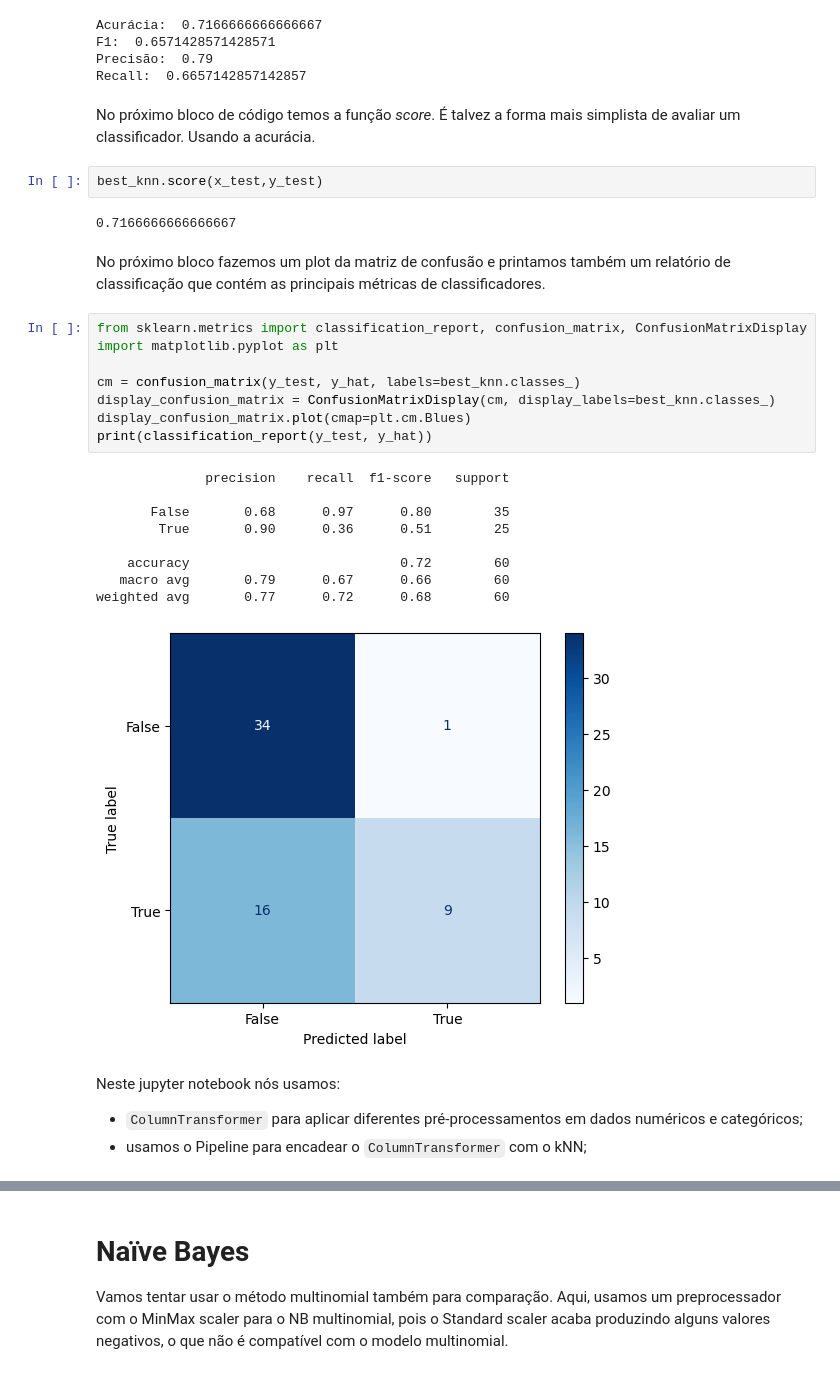
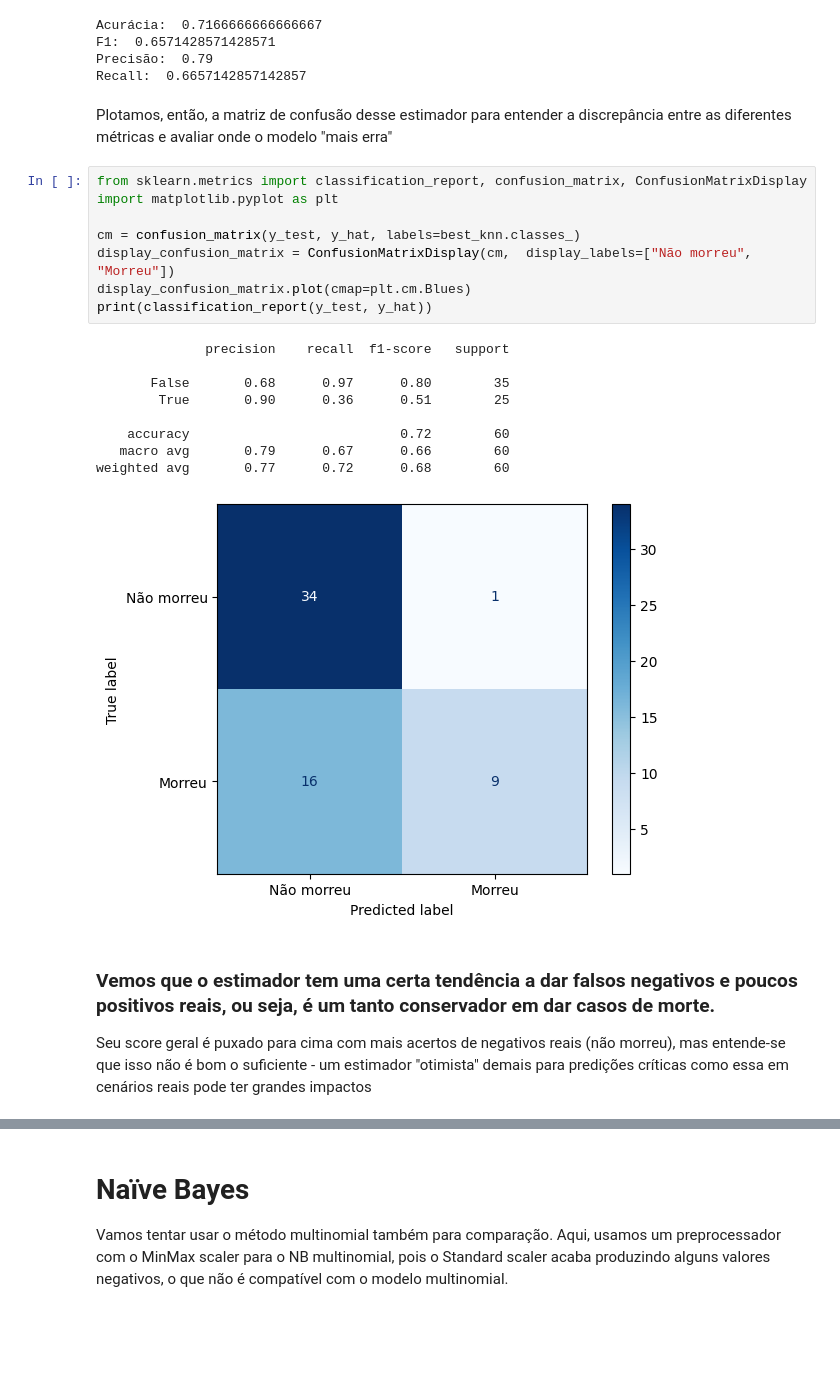
Before and after one commit to gustavord/t1-ml, a Jupyter notebook: T1.ipynb, the cells around one changed output, grey strips where cells are left out. Cells and saved outputs as stored; diff of their text form; blank space fills up the shorter version.

```diff
--- a/T1.ipynb
+++ b/T1.ipynb
@@ -266,39 +267,29 @@ Acurácia:  0.7166666666666667
 F1:  0.6571428571428571
 Precisão:  0.79
 Recall:  0.6657142857142857
-# %% [markdown]
-No próximo bloco de código temos a função *score*. É talvez a forma mais simplista
-de avaliar um classificador. Usando a acurácia.
-# %%
-best_knn.score(x_test,y_test)
-# %% [output]
-0.7166666666666667
 # %% [markdown]
-No próximo bloco fazemos um plot da matriz de confusão e printamos também
-um relatório de classificação que contém as principais métricas de classificadores.
+Plotamos, então, a matriz de confusão desse estimador para entender a discrepância entre as diferentes métricas e avaliar onde o modelo "mais erra"
 # %%
 from sklearn.metrics import classification_report, confusion_matrix, ConfusionMatrixDisplay
 import matplotlib.pyplot as plt
 
 cm = confusion_matrix(y_test, y_hat, labels=best_knn.classes_)
-display_confusion_matrix = ConfusionMatrixDisplay(cm, display_labels=best_knn.classes_)
+display_confusion_matrix = ConfusionMatrixDisplay(cm,  display_labels=["Não morreu", "Morreu"])
 display_confusion_matrix.plot(cmap=plt.cm.Blues)
 print(classification_report(y_test, y_hat))
 # %% [output]
               precision    recall  f1-score   support
 
        False       0.68      0.97      0.80        35
         True       0.90      0.36      0.51        25
 
     accuracy                           0.72        60
    macro avg       0.79      0.67      0.66        60
 weighted avg       0.77      0.72      0.68        60
-[figure, old version]
+[figure, new version]
 # %% [markdown]
-Neste jupyter notebook nós usamos:
-
-* `ColumnTransformer` para aplicar diferentes pré-processamentos em dados numéricos e categóricos;
-* usamos o Pipeline para encadear o `ColumnTransformer` com o kNN;
+### Vemos que o estimador tem uma certa tendência a dar falsos negativos e poucos positivos reais, ou seja, é um tanto conservador em dar casos de morte.
+Seu score geral é puxado para cima com mais acertos de negativos reais (não morreu), mas entende-se que isso não é bom o suficiente - um estimador "otimista" demais para predições críticas como essa em cenários reais pode ter grandes impactos
 # %%
 import shap
 
```
Also changed, not shown: parts of 12 cells of this notebook, 1 other file.
